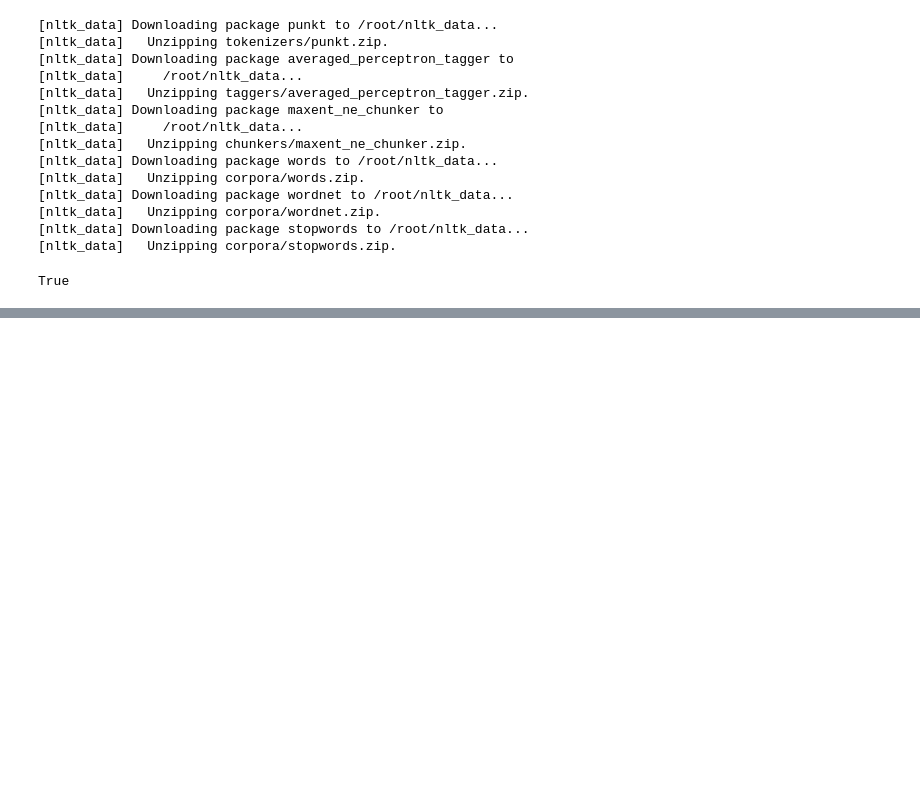
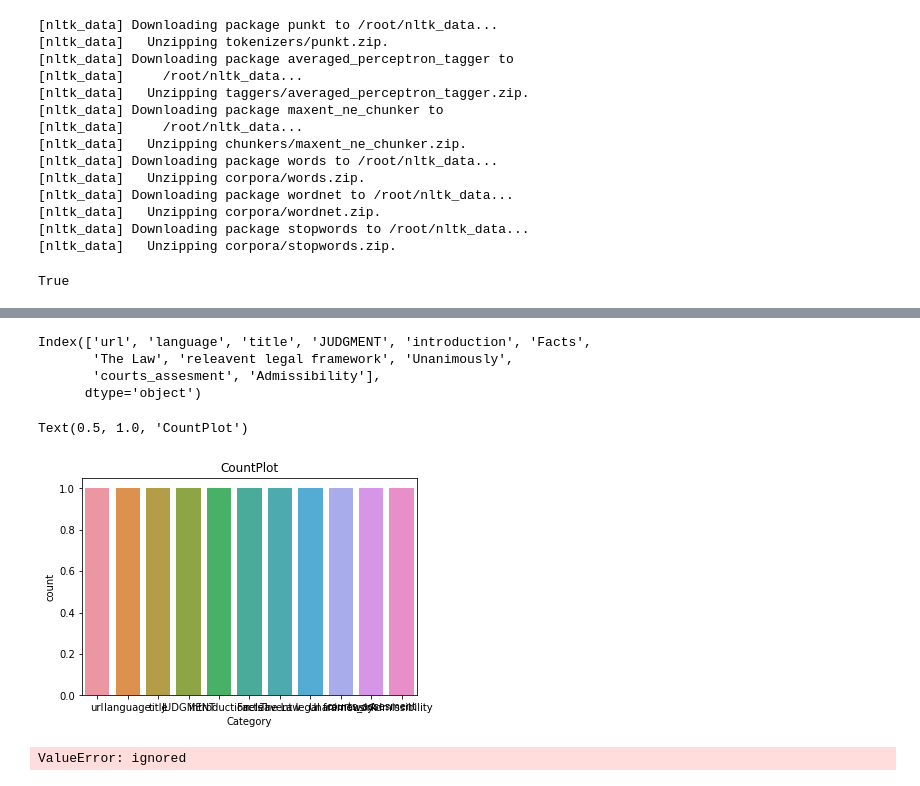
Before and after one commit to hassant727/FYP---Automatic_Decision_Making_For_HUDOC, a Jupyter notebook: Untitled7.ipynb, the cells around one changed output, grey strips where cells are left out. Cells and saved outputs as stored; diff of their text form; code cells hidden in the pictures; blank space fills up the shorter version.

```diff
--- a/Untitled7.ipynb
+++ b/Untitled7.ipynb
@@ -98,4 +106,4 @@ def preprocesses_data(data):
 
   return data
 # %%
-df = pd.read_csv('Data_echr.csv')
+df = pd.read_csv('/content/drive/MyDrive/Colab Notebooks/Data_echr.csv')
@@ -103,0 +175,16 @@ FileNotFoundError: ignored
+# %%
+df.columns = df.columns.str.strip()
+# %%
+df.columns
+# %% [output]
+Index(['url', 'language', 'title', 'JUDGMENT', 'introduction', 'Facts',
+       'The Law', 'releavent legal framework', 'Unanimously',
+       'courts_assesment', 'Admissibility'],
+      dtype='object')
+# %%
+sns.countplot(df.columns)
+plt.xlabel('Category')
+plt.title('CountPlot')
+# %% [output]
+Text(0.5, 1.0, 'CountPlot')
+[figure, added]
@@ -103,0 +193,6 @@ FileNotFoundError: ignored
+# %%
+Encoder = LabelEncoder()
+dev_df = Encoder.fit_transform(dev_df)
+test_df = Encoder.fit_transform(test_df)
+# %% [output]
+ValueError: ignored
```
Also changed, not shown: parts of 9 cells of this notebook.
